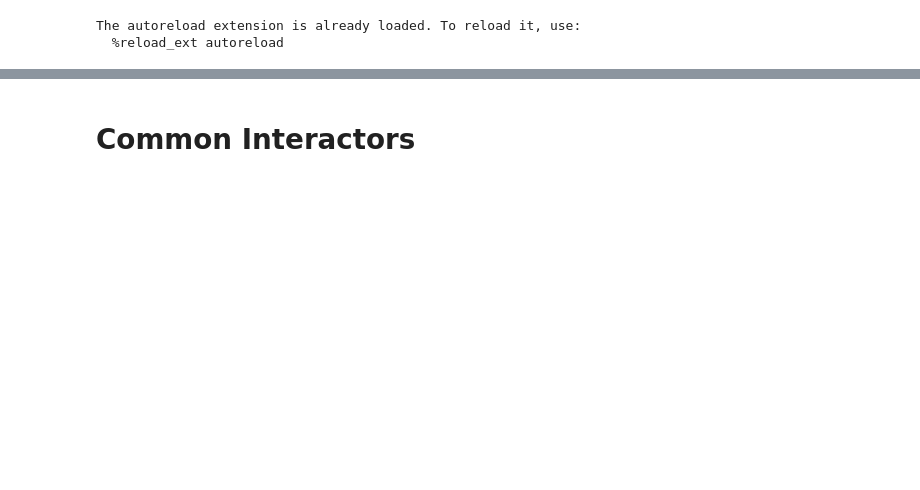
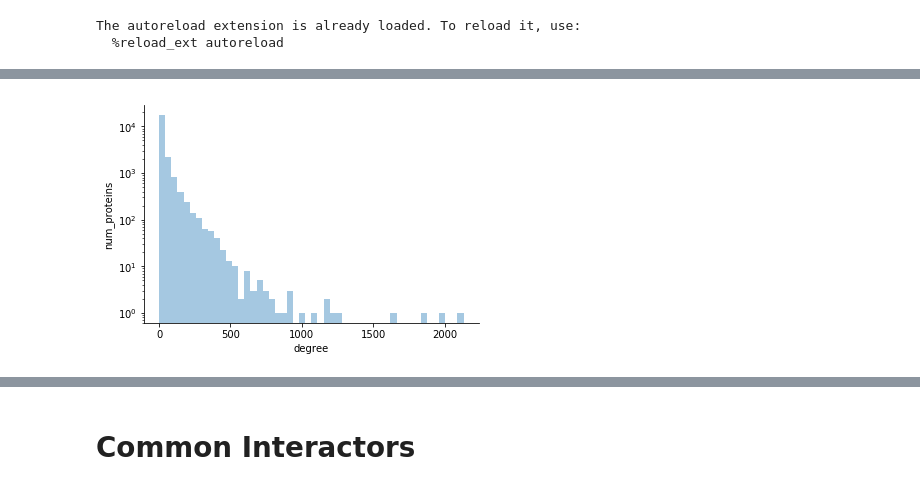
Before and after one commit to seyuboglu/milieu, a Jupyter notebook: notebooks/lci_analysis.ipynb, the cells around one changed output, grey strips where cells are left out. Drawn from its saved outputs; the diff is of its cells as text; code cells hidden in the pictures; blank space fills up the shorter version.

```diff
--- a/notebooks/lci_analysis.ipynb
+++ b/notebooks/lci_analysis.ipynb
@@ -32,0 +63,10 @@ network = PPINetwork("data/networks/bio-pathways-network.txt")
+# %%
+degrees = np.array(list(dict(network.nx.degree()).values()))
+# %%
+sns.distplot(degrees, kde=False)
+plt.yscale('log')
+plt.xlabel("degree")
+plt.ylabel("num_proteins")
+sns.despine()
+# %% [output]
+[figure, added]
```
Also changed, not shown: parts of 21 cells of this notebook, 6 other files.
